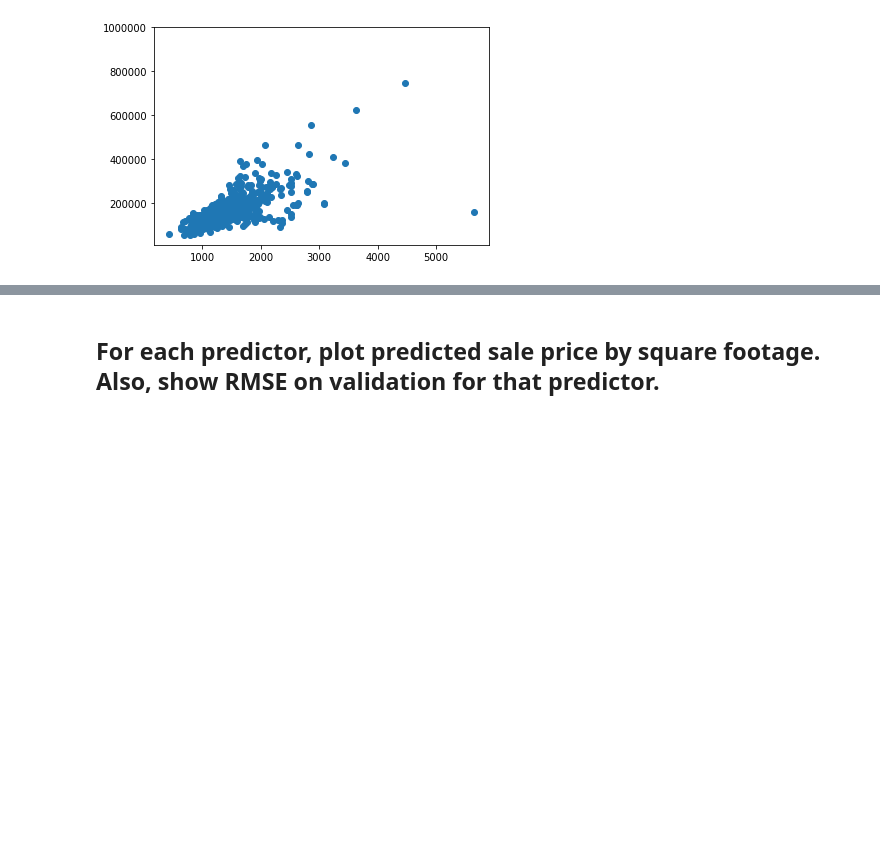
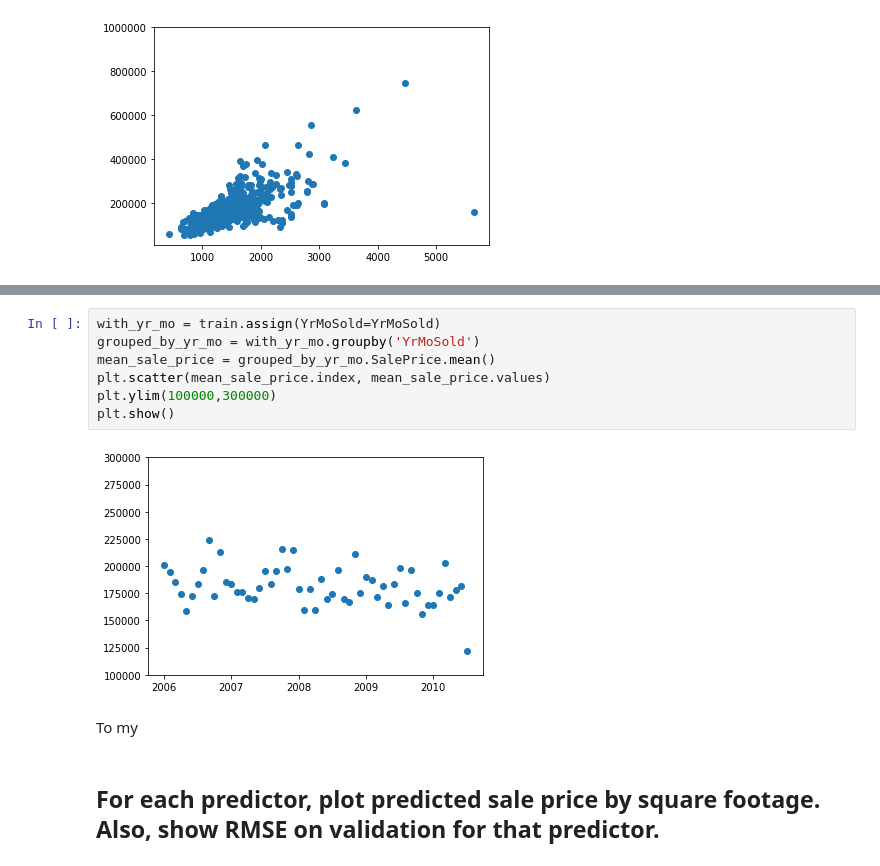
Before and after one commit to brachbach/kaggle_house_prices, a Jupyter notebook: visualize_predictions.ipynb, the cells around one changed output, grey strips where cells are left out. Saved outputs shown, nothing was run; the diff lists cells and outputs as text; blank space fills up the shorter version.

```diff
--- a/visualize_predictions.ipynb
+++ b/visualize_predictions.ipynb
@@ -22,3 +41,14 @@ visualize_prices(validation)
+# %%
+with_yr_mo = train.assign(YrMoSold=YrMoSold)
+grouped_by_yr_mo = with_yr_mo.groupby('YrMoSold')
+mean_sale_price = grouped_by_yr_mo.SalePrice.mean()
+plt.scatter(mean_sale_price.index, mean_sale_price.values)
+plt.ylim(100000,300000)
+plt.show()
+# %% [output]
+[figure, added]
+# %% [markdown]
+To my
 # %% [markdown]
 ## For each predictor, plot predicted sale price by square footage. Also, show RMSE on validation for that predictor.
 # %% [markdown]
```
Also changed, not shown: parts of 7 cells of this notebook, 1 other file.
